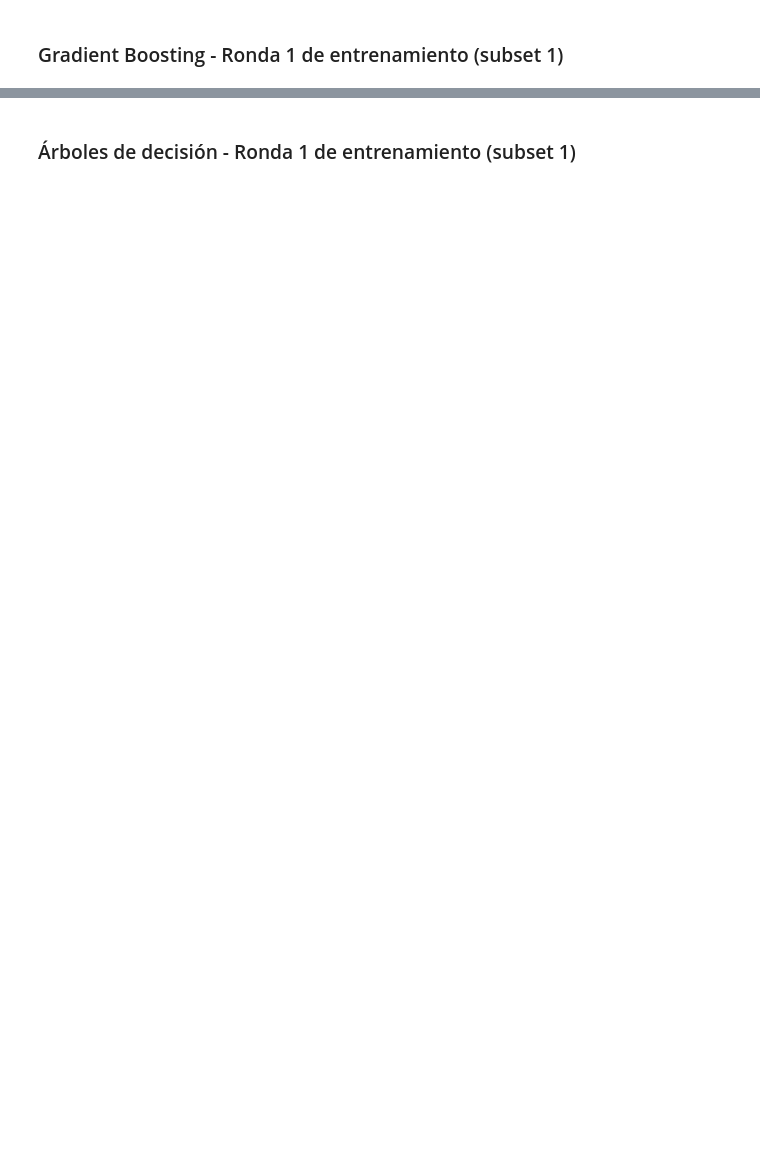
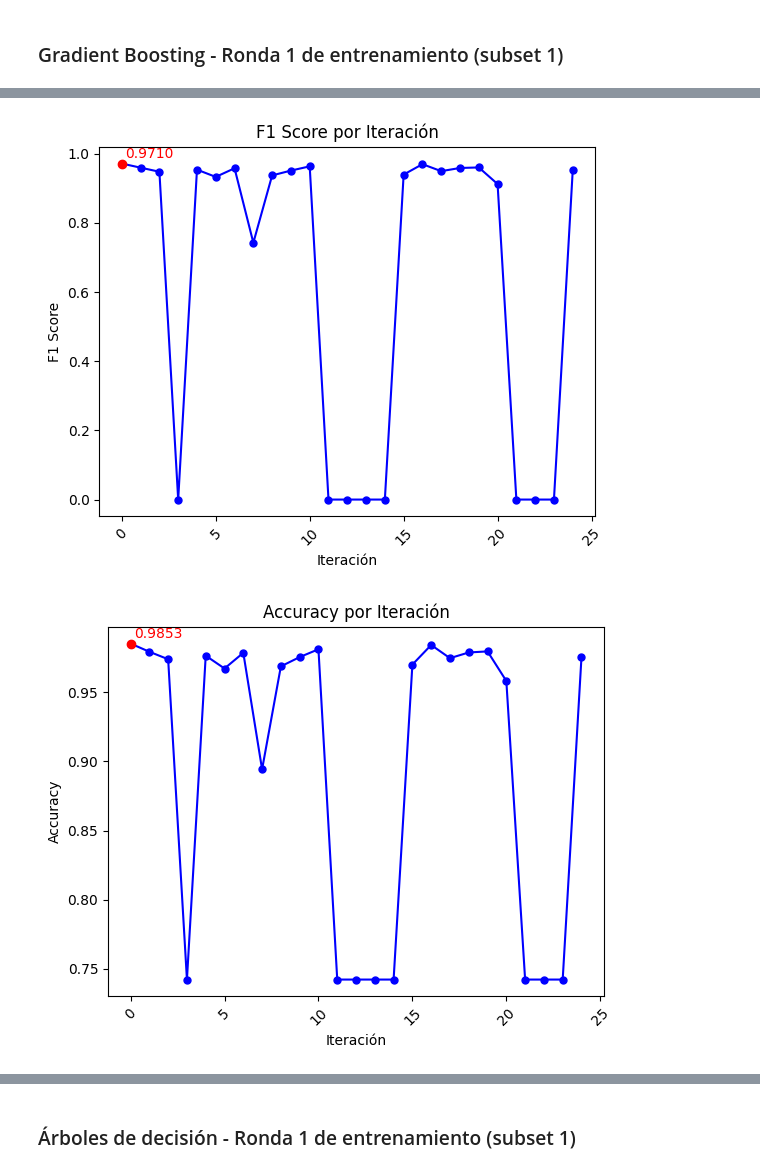
Before and after one commit to SantiagoTonarelli/Obligatorio-Machine-Learning-IA, a Jupyter notebook: Oliva-Severo-Tonarelli-Obligatorio.ipynb, the cells around one changed output, grey strips where cells are left out. Cells and saved outputs as stored; diff of their text form; code cells hidden in the pictures; blank space fills up the shorter version.

```diff
--- a/Oliva-Severo-Tonarelli-Obligatorio.ipynb
+++ b/Oliva-Severo-Tonarelli-Obligatorio.ipynb
@@ -426,0 +472,7 @@ plot_f1_score_results(results_dataframe_gb, best_index_gb)
+# %%
+plot_metric_score_results(results_dataframe_gb, best_index_gb, 'F1 Score', 'f1_score')
+plot_metric_score_results(results_dataframe_gb, best_index_gb, 'Accuracy', 'accuracy')
+plot_metric_score_results(results_dataframe_gb, best_index_gb, 'Precision', 'precision')
+# %% [output]
+[figure, added]
+[figure, added]
```
Also changed, not shown: parts of 40 cells of this notebook, 7 other files.
